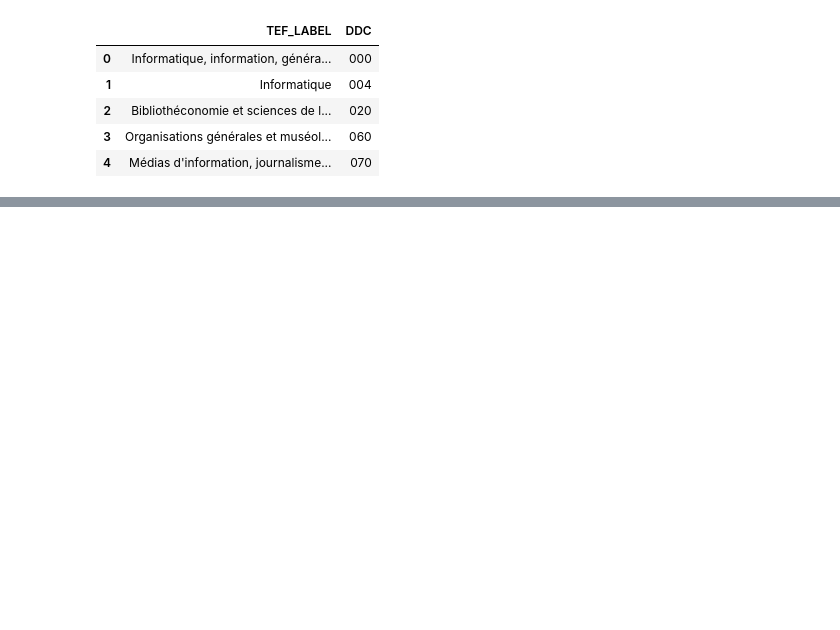
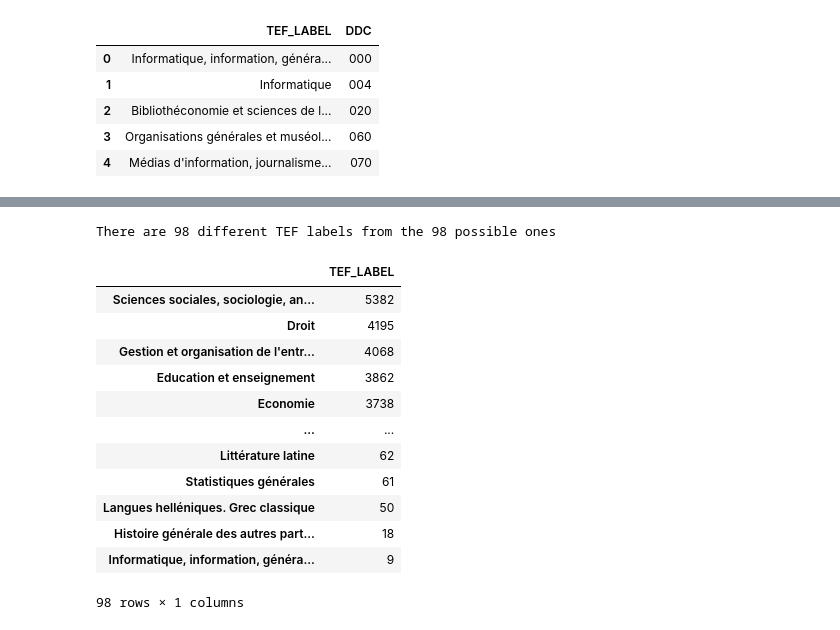
Before and after one commit to abes-esr/labo-indexationauto, a Jupyter notebook: dataset_preprocessing.ipynb, the cells around one changed output, grey strips where cells are left out. Cells and saved outputs as stored; diff of their text form; code cells hidden in the pictures; blank space fills up the shorter version.

```diff
--- a/dataset_preprocessing.ipynb
+++ b/dataset_preprocessing.ipynb
@@ -200,5 +200,24 @@ working_df.head()
 | 2 | 000021857 | Ruptures, cultures | Il faut imaginer Robinson sur son... | Culture | 840 | Ruptures, cultures Il faut imagin... | 840 | Littérature de langues romanes. L... |
 | 3 | 00002564X | La révolution structurale | Mutations ou crises, les brusques... | Structuralisme | 100 | La révolution structurale Mutatio... | 100 | Philosophie, psychologie |
 | 4 | 000026352 | La Destruction du temple | Oswald tire sur Kennedy. Jusque-l... | Science-fiction américaine -- Tra... | 830 | La Destruction du temple Oswald t... | 830 | Littérature allemande |
+# %%
+#Number of TEF labels
+print(f'There are {working_df["TEF_LABEL"].nunique()} different TEF labels from the 98 possible ones')
+pd.DataFrame(working_df["TEF_LABEL"].value_counts())
+# %% [output]
+There are 98 different TEF labels from the 98 possible ones
+|  | TEF_LABEL |
+| Sciences sociales, sociologie, an... | 5382 |
+| Droit | 4195 |
+| Gestion et organisation de l'entr... | 4068 |
+| Education et enseignement | 3862 |
+| Economie | 3738 |
+| ... | ... |
+| Littérature latine | 62 |
+| Statistiques générales | 61 |
+| Langues helléniques. Grec classique | 50 |
+| Histoire générale des autres part... | 18 |
+| Informatique, information, généra... | 9 |
+98 rows × 1 columns
 # %%
 working_df.to_csv(os.path.join(data_path, 'working_data.csv'))
```
Also changed, not shown: 27 other files.
